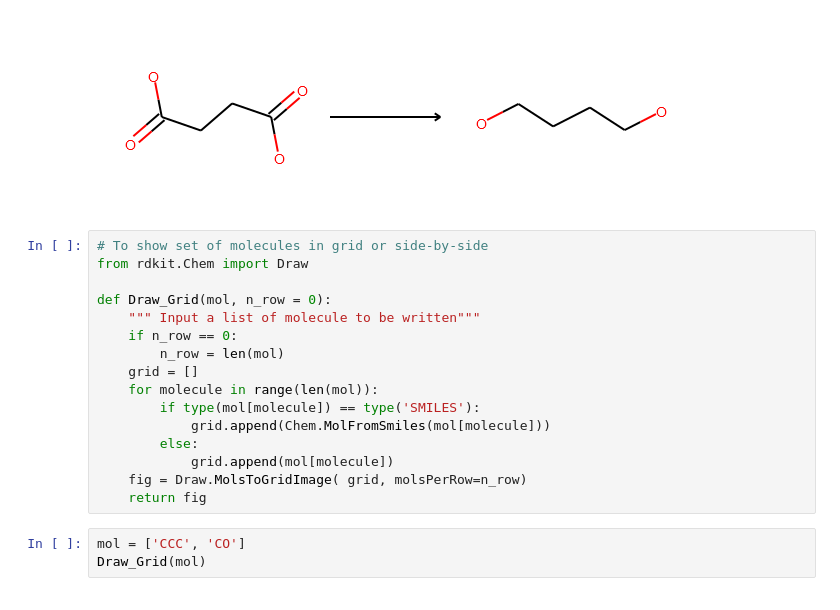
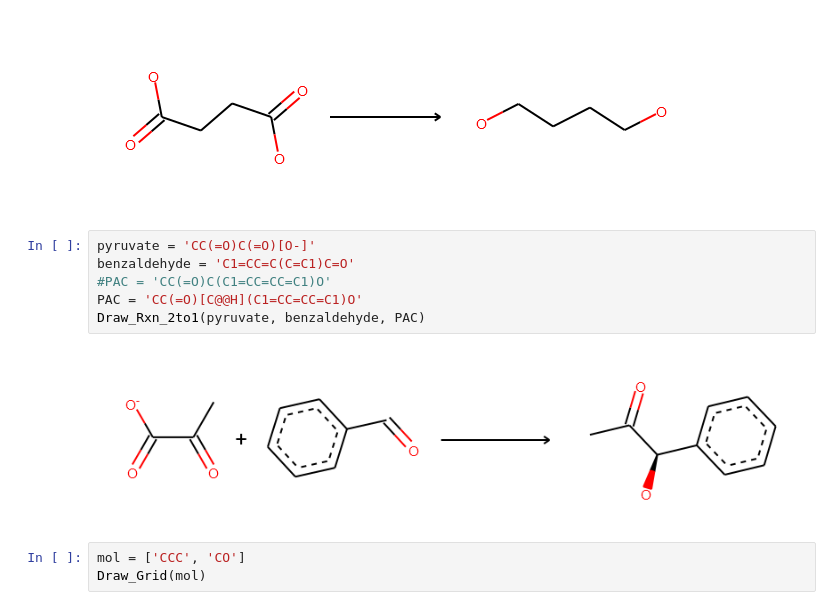
Before and after one commit to theicechol/metamoles, a Jupyter notebook: notebooks/Chemical_Visualization.ipynb, the cells around one changed output. Saved outputs shown, nothing was run; the diff lists cells and outputs as text.

```diff
--- a/notebooks/Chemical_Visualization.ipynb
+++ b/notebooks/Chemical_Visualization.ipynb
@@ -71,22 +134,14 @@ butanediol = Chem.MolFromSmiles('C(CCO)CO')
 Draw_Rxn_1to1(succinate, butanediol)
 # %% [output]
 [figure]
-# %%
-# To show set of molecules in grid or side-by-side
-from rdkit.Chem import Draw
-
-def Draw_Grid(mol, n_row = 0):
-    """ Input a list of molecule to be written"""
-    if n_row == 0:
-        n_row = len(mol)
-    grid = []
-    for molecule in range(len(mol)):
-        if type(mol[molecule]) == type('SMILES'):
-            grid.append(Chem.MolFromSmiles(mol[molecule]))
-        else:
-            grid.append(mol[molecule])
-    fig = Draw.MolsToGridImage( grid, molsPerRow=n_row)
-    return fig
+# %%
+pyruvate = 'CC(=O)C(=O)[O-]'
+benzaldehyde = 'C1=CC=C(C=C1)C=O'
+#PAC = 'CC(=O)C(C1=CC=CC=C1)O'
+PAC = 'CC(=O)[C@@H](C1=CC=CC=C1)O'
+Draw_Rxn_2to1(pyruvate, benzaldehyde, PAC)
+# %% [output]
+[figure, added]
 # %%
 mol = ['CCC', 'CO']
 Draw_Grid(mol)
```
Also changed, not shown: parts of 5 cells of this notebook, 6 other files.
